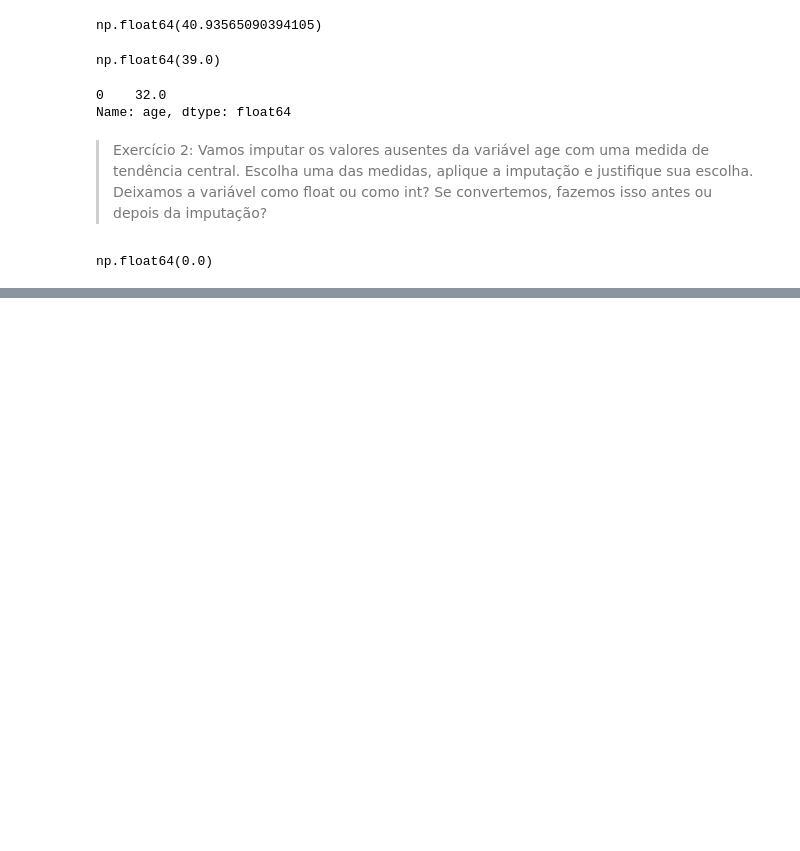
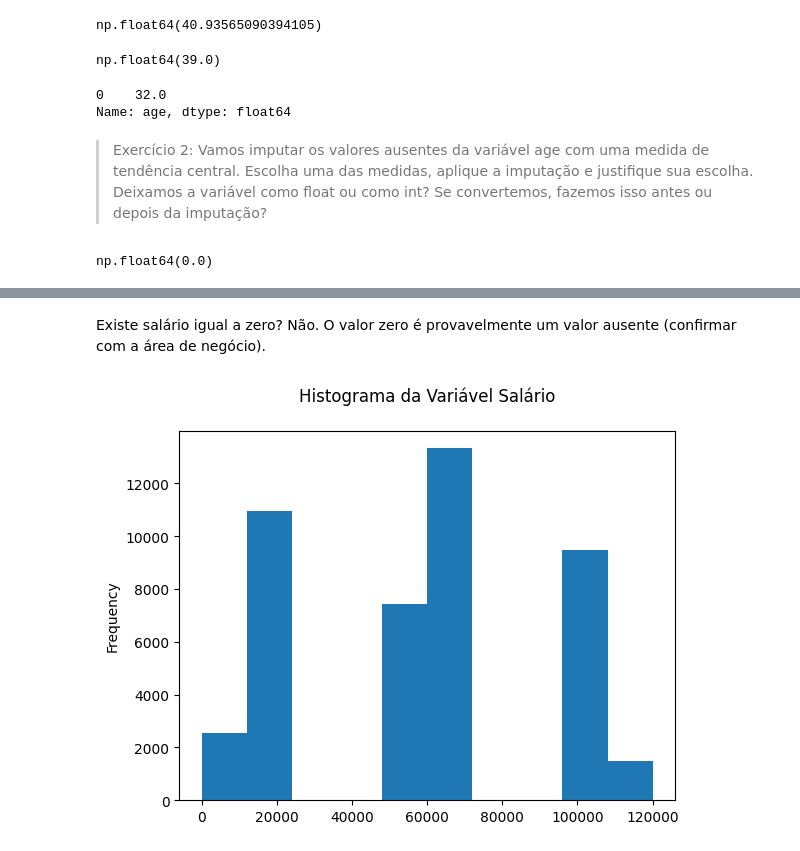
Before and after one commit to gabrielferro1/data_science_course, a Jupyter notebook: projeto04/main.ipynb, the cells around one changed output, grey strips where cells are left out. Saved outputs shown, nothing was run; the diff lists cells and outputs as text; code cells hidden in the pictures; blank space fills up the shorter version.

```diff
--- a/projeto04/main.ipynb
+++ b/projeto04/main.ipynb
@@ -249,0 +295,3 @@ np.float64(0.0)
+# %%
+# Imputacao com a moda
+df.month.fillna("may, 2017", inplace= True)
@@ -249,0 +339,9 @@ np.float64(0.0)
+# %% [markdown]
+Existe salário igual a zero? Não. O valor zero é provavelmente um valor ausente (confirmar com a área de negócio).
+# %%
+# Histograma
+df.salary.plot(kind = "hist")
+plt.title("Histograma da Variável Salário\n")
+plt.show()
+# %% [output]
+[figure, added]
```
Also changed, not shown: parts of 28 cells of this notebook.
